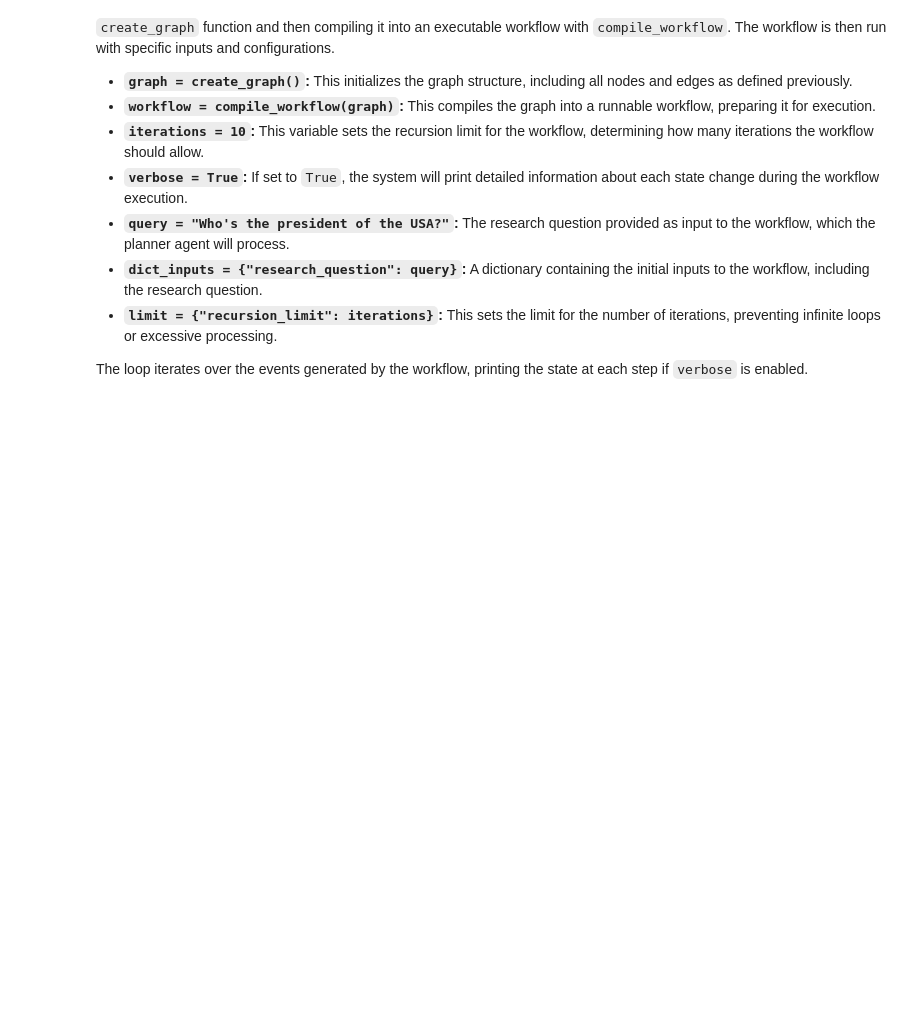
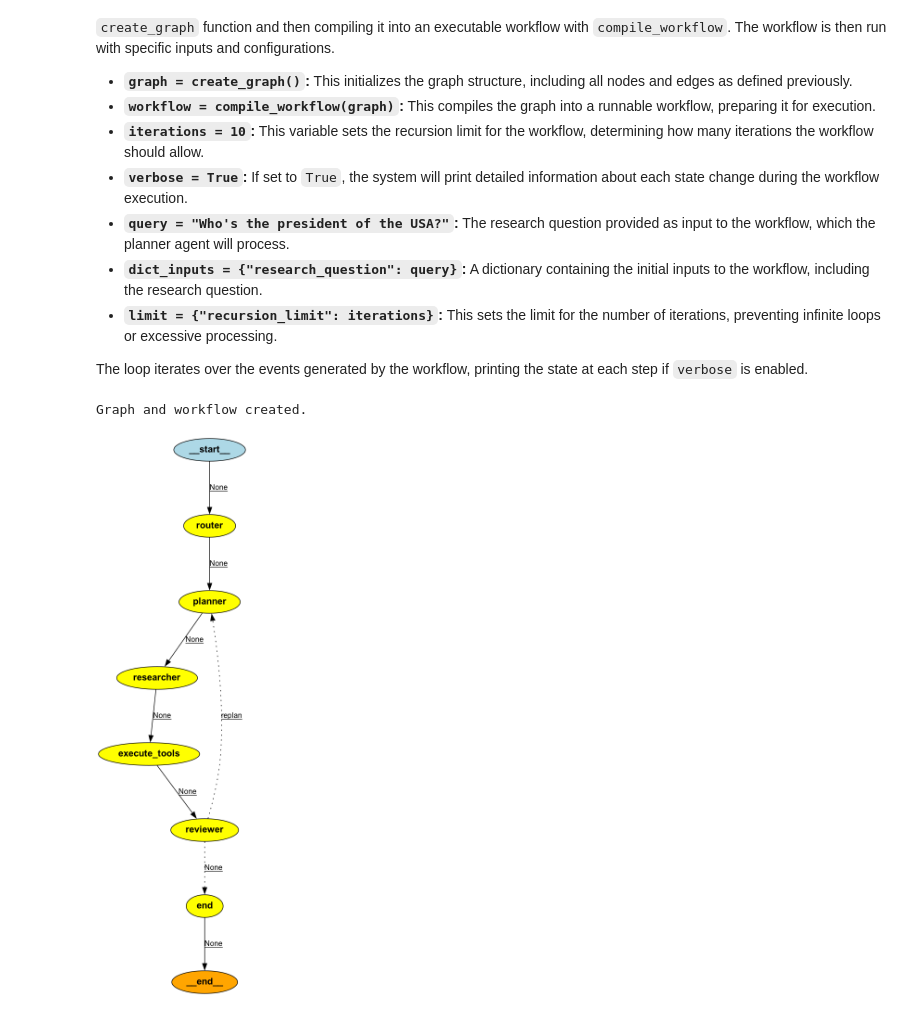
Before and after one commit to gsampaio-rh/llm-agents, a Jupyter notebook: 7-langgraph-multi-agent.ipynb, the cells around one changed output. Cells and saved outputs as stored; diff of their text form; code cells hidden in the pictures; blank space fills up the shorter version.

Commit message:
adding graphviz

```diff
--- a/7-langgraph-multi-agent.ipynb
+++ b/7-langgraph-multi-agent.ipynb
@@ -968,4 +977,16 @@ In this final section, we execute the workflow defined in the agent graph. We st
 - **`limit = {"recursion_limit": iterations}`:** This sets the limit for the number of iterations, preventing infinite loops or excessive processing.
 
 The loop iterates over the events generated by the workflow, printing the state at each step if `verbose` is enabled.
+# %%
+# Create the graph and compile the workflow
+graph = create_graph()
+workflow = compile_workflow(graph)
+print("Graph and workflow created.")
+# %% [output]
+Graph and workflow created.
+# %%
+from IPython.display import Image, display
+display(Image(workflow.get_graph().draw_png()))
+# %% [output]
+[figure, added]
 # %%
```
Also changed, not shown: parts of 2 cells of this notebook.
